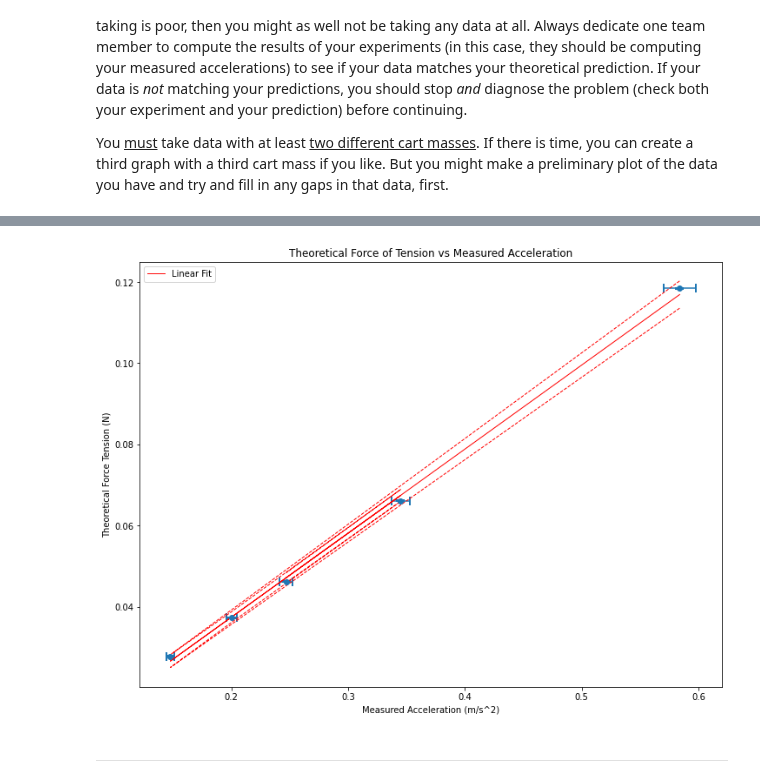
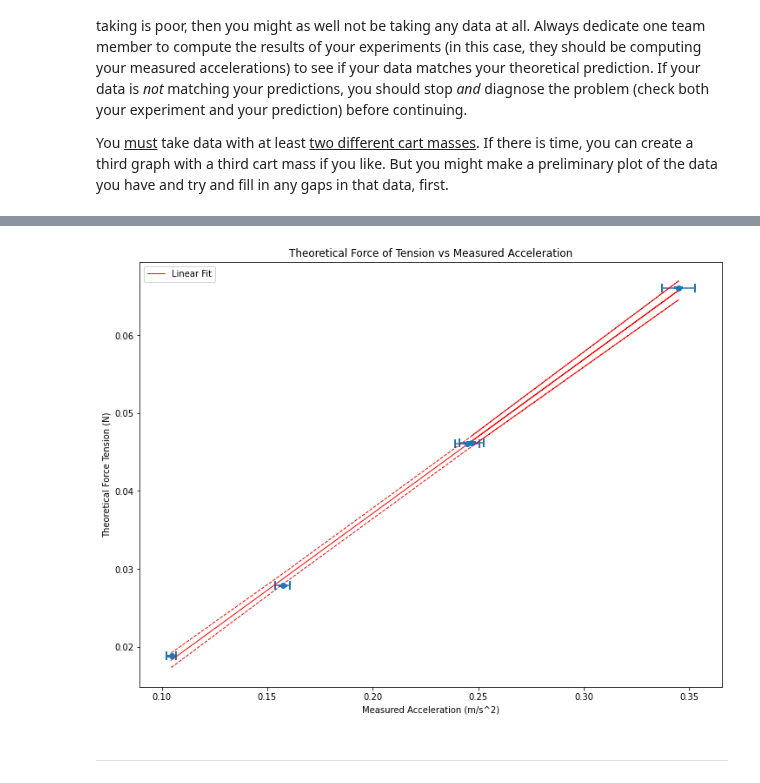
Before and after one commit to brash99/PhysicsLabs, a Jupyter notebook: PHYS201L/JupyterNotebooks/Lab4/NewData_Lab04.ipynb, the cells around one changed output, grey strips where cells are left out. Drawn from its saved outputs; the diff is of its cells as text; code cells hidden in the pictures.

Commit message:
continued working through lab 4 with new data

```diff
--- a/PHYS201L/JupyterNotebooks/Lab4/NewData_Lab04.ipynb
+++ b/PHYS201L/JupyterNotebooks/Lab4/NewData_Lab04.ipynb
@@ -96,6 +100,7 @@ delta_t = 0.001
 g = 9.81
 dg = 0.005
 # %%
+# Just some functions to make your life easier ;)
 def massCalc(mass2, dmass2, mass1, dmass1):
     """
     Calculate the the theoretical force of tension and predicted acceleraton for a given cart mass and hanging mass
@@ -157,7 +162,22 @@ def runCalc(df):
 
 def printData(n,m2,dm2,m1,dm1,a_p,da_p,theo_FT,dtheo_FT,av_am,dav_am, df):
     """
-    prints out nicely formatted run data.
+    prints out nicely formatted run data
+    params:
+        n: int number of the run
+        m2: float mass of the cart
+        dm2: float uncertainty in mass of cart
+        m1: float mass of hanging mass
+        dm1: float uncertainty in hanging mass mass
+        a_p: float predicted acceleration
+        da_p: float  Predicted acceleration uncertainty
+        theo_FT: float theoretical tension force
+        dtheo_FT: float theoretical tension force uncertainty
+        av_am: float average measured acceleration
+        dav_am: i'm sure you get the picture by now
+        df: the pandas dataframe
+    returns:
+        nothing
     """
     # prints out the cart data
     print("Data for Run {}:".format(n))
@@ -198,7 +214,7 @@ You <u>must</u> take data with at least <u>two different cart masses</u>. If the
 # Raw Data
 # Cart Mass 1
 
-doPrintData = False # change this to False if you wish to hide the tables of calculated data and only show the plot
+doPrintData = True # change this to False if you wish to hide the tables of calculated data
 
 xaxis = np.array([])
 yaxis = np.array([])
@@ -206,13 +222,13 @@ dxaxis = np.array([])
 dyaxis = np.array([])
 
 # Mass of the cart (kg) and its uncertainty
-m2  = 0.20130
+m2  = 0.20013
 dm2 = 0.000005
 
 #2#2# HANGING MASS #1 DATA #1#1#1#1#1#1#1#1#1#1#1#1#1
 
 # Mass of hanging mass (kg) and its uncertainty
-m1  = 0.01285
+m1  = 0.00194
 dm1 = 0.000005
 
 theo_FT, dtheo_FT, a_p, da_p = massCalc(m2,dm2,m1,dm1)
@@ -220,11 +236,11 @@ yaxis = np.append(yaxis, theo_FT)
 dyaxis = np.append(dyaxis, dtheo_FT)
 df1 = pd.DataFrame()
 
-# ENTER RUN 1 DATA HERE: [Trial1, Trial2, Trial3, Trial4, Trial5]
-df1['v1 (m/s)'] = [0.32,0.31,0.32,0.32,0.32]
-df1['t1 (s)'] = [4.776,3.777,4.161,2.296,3.899]
-df1['v2 (m/s)'] = [0.86,0.87,0.86,0.86,0.86]
-df1['t2 (s)'] = [5.709,4.704,5.093,3.231,4.832]
+# RUN 1 DATA HERE:[Trial1,Trial2,Trial3,Trial4,Trial5]
+df1['v1 (m/s)'] = [0.14  ,0.11  ,0.12  ,0.14  ,0.17]
+df1['t1 (s)']   = [24.241 ,2.761 ,1.979 ,2.564 ,2.192]
+df1['v2 (m/s)'] = [0.36  ,0.31  ,0.32  ,0.32  ,0.34]
+df1['t2 (s)']   = [26.104 ,4.709 ,3.878 ,4.426 ,3.893]
 
 df1, av_am, dav_am = runCalc(df1)
 xaxis = np.append(xaxis, av_am)
@@ -234,7 +250,7 @@ if doPrintData:
     printData(1,m2,dm2,m1,dm1,a_p,da_p,theo_FT,dtheo_FT,av_am,dav_am, df1)
 
 #2#2# HANGING MASS #2 DATA #2#2#2#2#2#2#2#2#2#2#2#2#2
-m1  = 0.00287
+m1  = 0.00288
 dm1 = 0.000005
 
 theo_FT, dtheo_FT, a_p, da_p = massCalc(m2,dm2,m1,dm1)
@@ -242,10 +258,11 @@ yaxis = np.append(yaxis, theo_FT)
 dyaxis = np.append(dyaxis, dtheo_FT)
 df2 = pd.DataFrame()
 
-df2['v1 (m/s)'] = [0.16,0.16,0.16,0.16,0.16]
-df2['t1 (s)'] = [2.244,1.629,0.969,1.801,2.103]
-df2['v2 (m/s)'] = [0.43,0.43,0.43,0.44,0.44]
-df2['t2 (s)'] = [4.105,3.485,2.828,3.646,3.949]
+# RUN 2 DATA HERE:[Trial1,Trial2,Trial3,Trial4,Trial5]
+df2['v1 (m/s)'] = [0.14,0.13,0.16,0.15,0.13]
+df2['t1 (s)'] = [2.302,1.580,0.969,2.244,1.939]
+df2['v2 (m/s)'] = [0.438,0.38,0.43,0.38,0.38]
+df2['t2 (s)'] = [3.904,3.199,2.828,3.813,3.562]
 
 df2, av_am, dav_am = runCalc(df2)
 xaxis = np.append(xaxis, av_am)
@@ -255,7 +272,7 @@ if doPrintData:
     printData(2,m2,dm2,m1,dm1,a_p,da_p,theo_FT,dtheo_FT,av_am,dav_am, df2)
 
 #3#3# HANGING MASS #3 DATA #3#3#3#3#3#3#3#3#3#3#3#3#3
-m1  = 0.00387
+m1  = 0.00481
 dm1 = 0.000005
 
 theo_FT, dtheo_FT, a_p, da_p = massCalc(m2,dm2,m1,dm1)
@@ -263,10 +280,11 @@ yaxis = np.append(yaxis, theo_FT)
 dyaxis = np.append(dyaxis, dtheo_FT)
 df3 = pd.DataFrame()
 
-df3['v1 (m/s)'] = [0.19,0.18,0.18,0.2,0.21]
-df3['t1 (s)'] = [3.043,2.972,5.054,4.69,1.742]
-df3['v2 (m/s)'] = [0.5,0.51,0.5,0.51,0.52]
-df3['t2 (s)'] = [4.638,4.567,6.664,6.247,3.275]
+# RUN 3 DATA HERE:[Trial1,Trial2,Trial3,Trial4,Trial5]
+df3['v1 (m/s)'] = [0.17,0.17,0.15,0.16,0.17]
+df3['t1 (s)'] = [1.896,2.535,2.734,1.946,2.076]
+df3['v2 (m/s)'] = [0.48,0.48,0.47,0.48,0.48]
+df3['t2 (s)'] = [3.175,3.811,4.034,3.228,3.354]
 
 df3, av_am, dav_am = runCalc(df3)
 xaxis = np.append(xaxis, av_am)
@@ -284,6 +302,7 @@ yaxis = np.append(yaxis, theo_FT)
 dyaxis = np.append(dyaxis, dtheo_FT)
 df4 = pd.DataFrame()
 
+# RUN 4 DATA HERE:[Trial1,Trial2,Trial3,Trial4,Trial5]
 df4['v1 (m/s)'] = [0.24,0.24,0.24,0.24,0.24]
 df4['t1 (s)'] = [2.536,0.811,1.23,2.016,2.111]
 df4['v2 (m/s)'] = [0.66,0.66,0.66,0.66,0.66]
@@ -305,6 +324,7 @@ yaxis = np.append(yaxis, theo_FT)
 dyaxis = np.append(dyaxis, dtheo_FT)
 df5 = pd.DataFrame()
 
+# RUN 5 DATA HERE:[Trial1,Trial2,Trial3,Trial4,Trial5]
 df5['v1 (m/s)'] = [0.23,0.23,0.2,0.21,0.19]
 df5['t1 (s)'] = [2.983,3.545,1.434,2.657,2.199]
 df5['v2 (m/s)'] = [0.57,0.57,0.56,0.56,0.56]
@@ -339,4 +369,4 @@ Linear Fit: Final Result: y = (0.20725 +/- 0.00487) x + (-0.00405 +/- 0.00140)
-[figure, old version]
+[figure, new version]
 # %% [markdown]
 ***
 # %%
```
Also changed, not shown: parts of 3 cells of this notebook.
